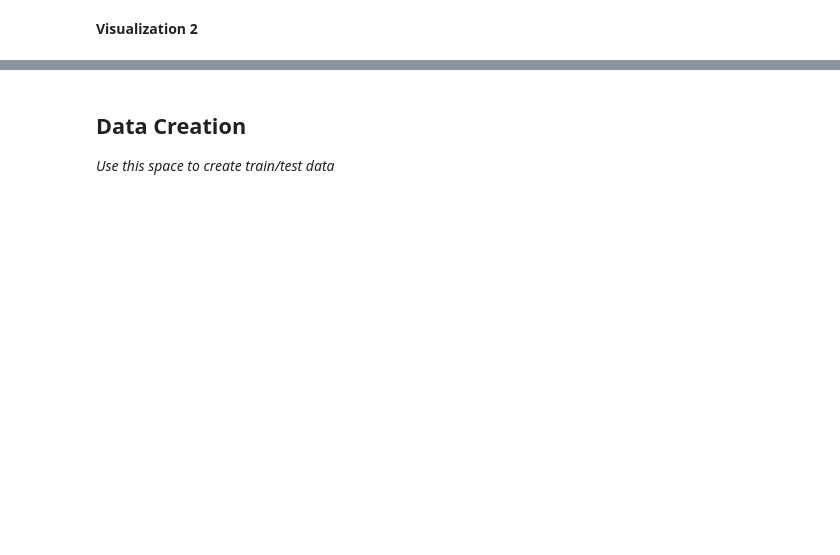
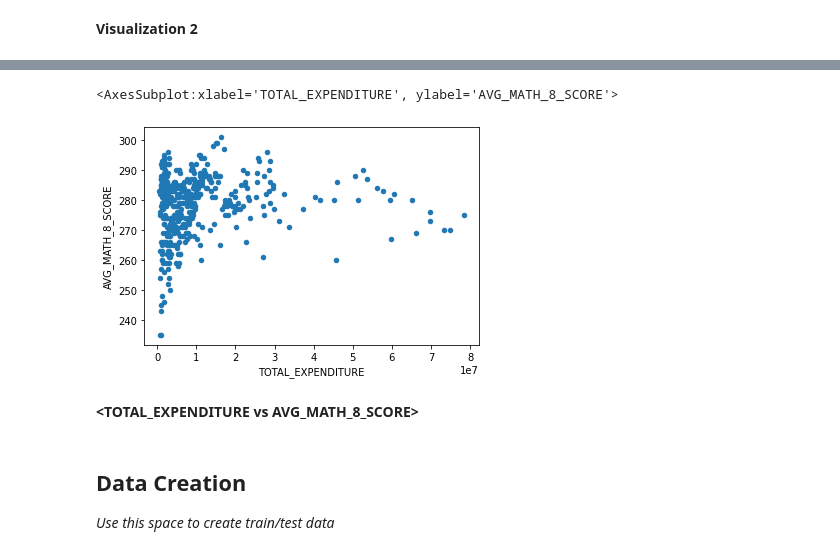
Before and after one commit to abhiktech/mdst-checkpoints, a Jupyter notebook: checkpoint2/checkpoint2.ipynb, the cells around one changed output, grey strips where cells are left out. Drawn from its saved outputs; the diff is of its cells as text; code cells hidden in the pictures; blank space fills up the shorter version.

```diff
--- a/checkpoint2/checkpoint2.ipynb
+++ b/checkpoint2/checkpoint2.ipynb
@@ -111,3 +154,10 @@ Use any graph you wish to see the relationship of your chosen outcome variable w
+# %%
+data.plot.scatter(x='TOTAL_EXPENDITURE', y=outcome)
+# %% [output]
+<AxesSubplot:xlabel='TOTAL_EXPENDITURE', ylabel='AVG_MATH_8_SCORE'>
+[figure, added]
+# %% [markdown]
+****<TOTAL_EXPENDITURE vs AVG_MATH_8_SCORE>****
 # %% [markdown]
 <h2> Data Creation </h2>
 
```
Also changed, not shown: parts of 18 cells of this notebook.
